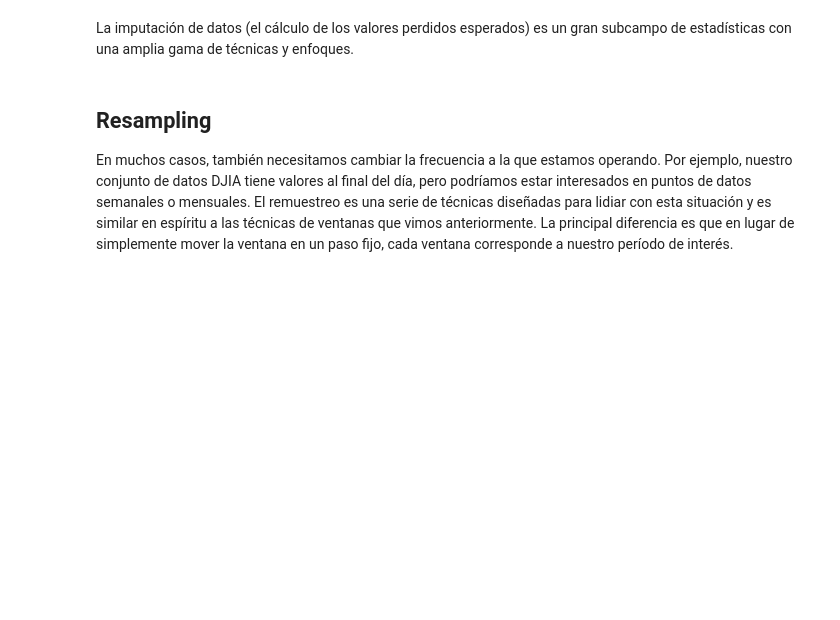
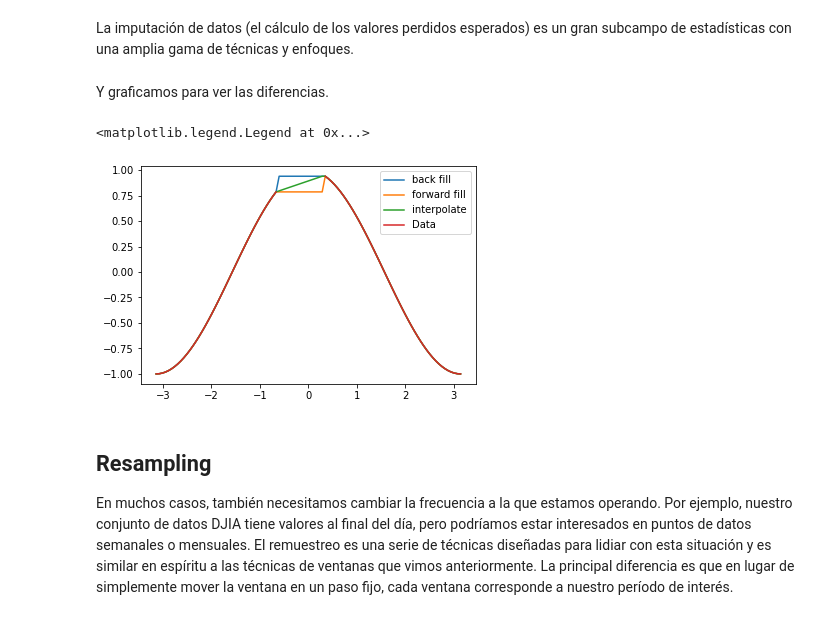
Before and after one commit to melanieoyarzun/taller_seriestiempo_IDS, a Jupyter notebook: Notebook-taller-bloque1.ipynb, the cells around one changed output. Cells and saved outputs as stored; diff of their text form; code cells hidden in the pictures; blank space fills up the shorter version.

```diff
--- a/Notebook-taller-bloque1.ipynb
+++ b/Notebook-taller-bloque1.ipynb
@@ -486,15 +693,16 @@ La imputación de datos (el cálculo de los valores perdidos esperados) es un gr
+# %% [markdown]
+Y graficamos para ver las diferencias.
 # %%
 
 
-y_bfill = bfill(y_missing)
-y_ffill = ffill(y_missing)
-y_inter = interpolate(y_missing)
-And a quick plot to visualize the differences
 plt.plot(x, y_bfill, label='back fill')
 plt.plot(x, y_ffill, label='forward fill')
 plt.plot(x, y_inter, label='interpolate')
 plt.plot(x, y_missing, label='Data')
 plt.legend()
+# %% [output]
+<matplotlib.legend.Legend at 0x...>
+[figure, added]
 # %% [markdown]
 ## Resampling
 
```
Also changed, not shown: parts of 52 cells of this notebook, 2 other files.
